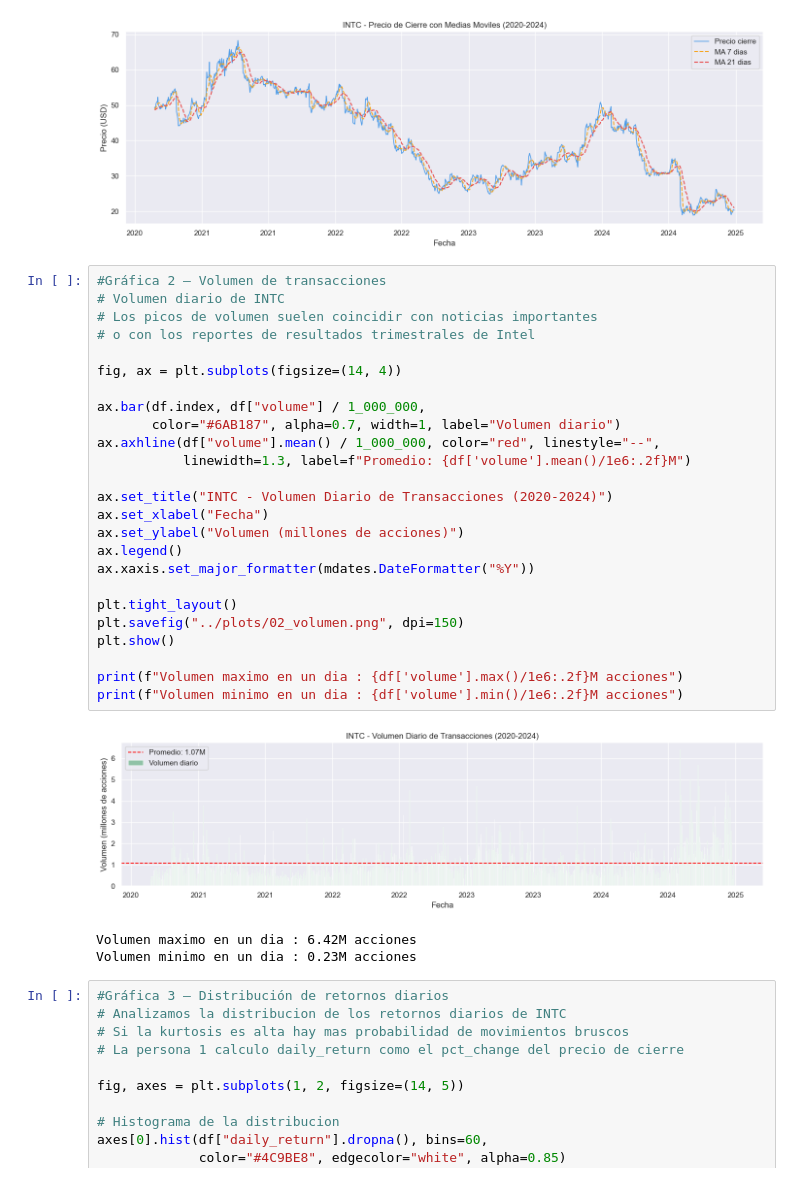
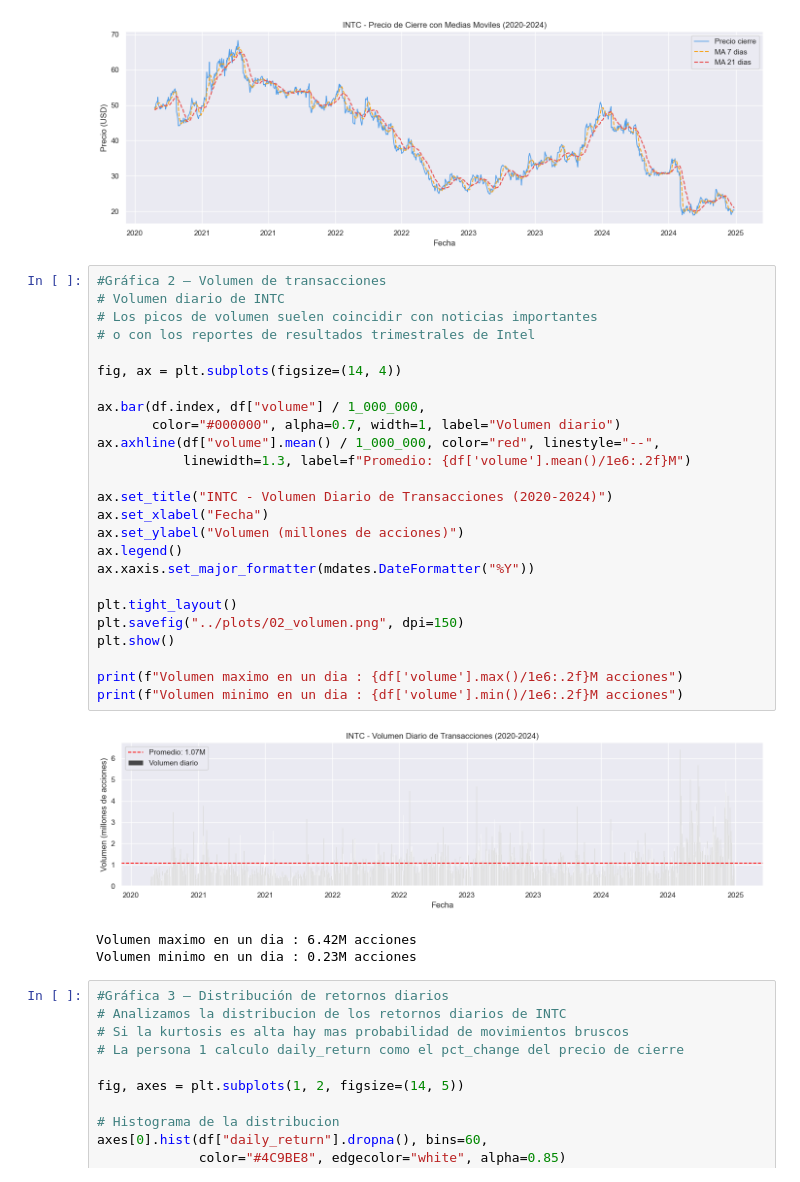
Before and after one commit to JhonERJ1/AprendizajeAutomatico-RegresionLineal, a Jupyter notebook: notebooks/intel_prediction.ipynb, the cells around one changed output. Drawn from its saved outputs; the diff is of its cells as text.

```diff
--- a/notebooks/intel_prediction.ipynb
+++ b/notebooks/intel_prediction.ipynb
@@ -347,30 +348,30 @@ plt.show()
 # %%
 #Gráfica 2 — Volumen de transacciones
 # Volumen diario de INTC
 # Los picos de volumen suelen coincidir con noticias importantes
 # o con los reportes de resultados trimestrales de Intel
 
 fig, ax = plt.subplots(figsize=(14, 4))
 
 ax.bar(df.index, df["volume"] / 1_000_000,
-       color="#6AB187", alpha=0.7, width=1, label="Volumen diario")
+       color="#000000", alpha=0.7, width=1, label="Volumen diario")
 ax.axhline(df["volume"].mean() / 1_000_000, color="red", linestyle="--",
            linewidth=1.3, label=f"Promedio: {df['volume'].mean()/1e6:.2f}M")
 
 ax.set_title("INTC - Volumen Diario de Transacciones (2020-2024)")
 ax.set_xlabel("Fecha")
 ax.set_ylabel("Volumen (millones de acciones)")
 ax.legend()
 ax.xaxis.set_major_formatter(mdates.DateFormatter("%Y"))
 
 plt.tight_layout()
 plt.savefig("../plots/02_volumen.png", dpi=150)
 plt.show()
 
 print(f"Volumen maximo en un dia : {df['volume'].max()/1e6:.2f}M acciones")
 print(f"Volumen minimo en un dia : {df['volume'].min()/1e6:.2f}M acciones")
 # %% [output]
-[figure, old version]
+[figure, new version]
 Volumen maximo en un dia : 6.42M acciones
 Volumen minimo en un dia : 0.23M acciones
 # %%
```
Also changed, not shown: parts of 10 cells of this notebook, 3 other files.
